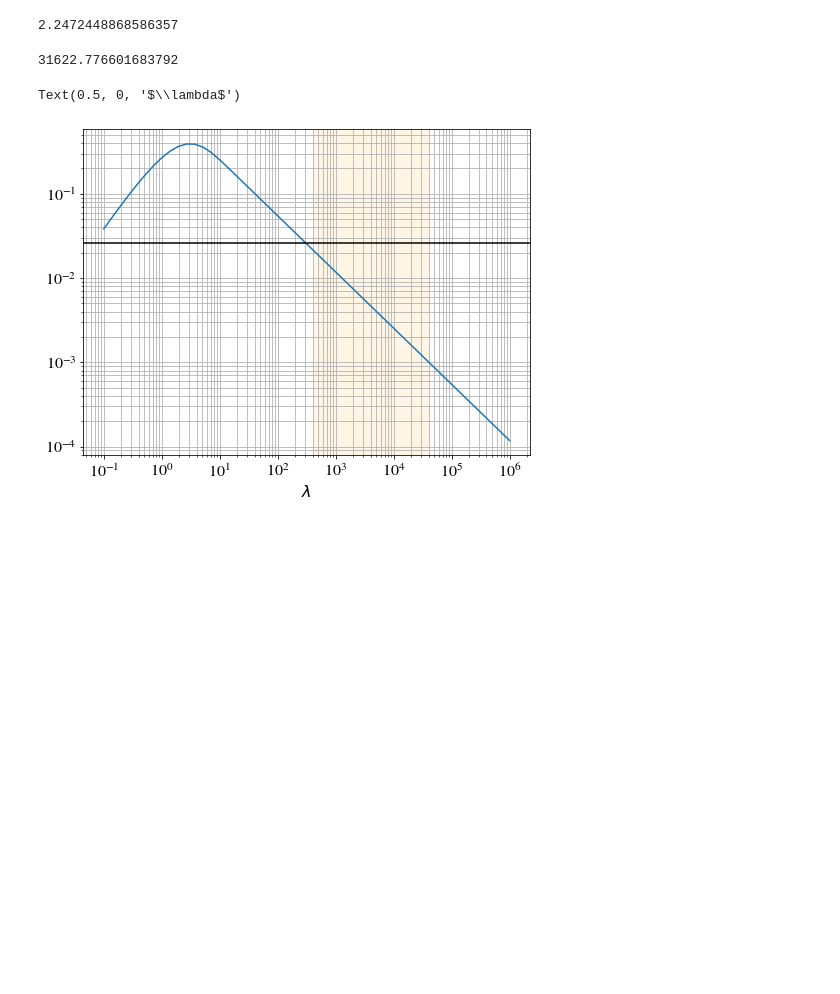
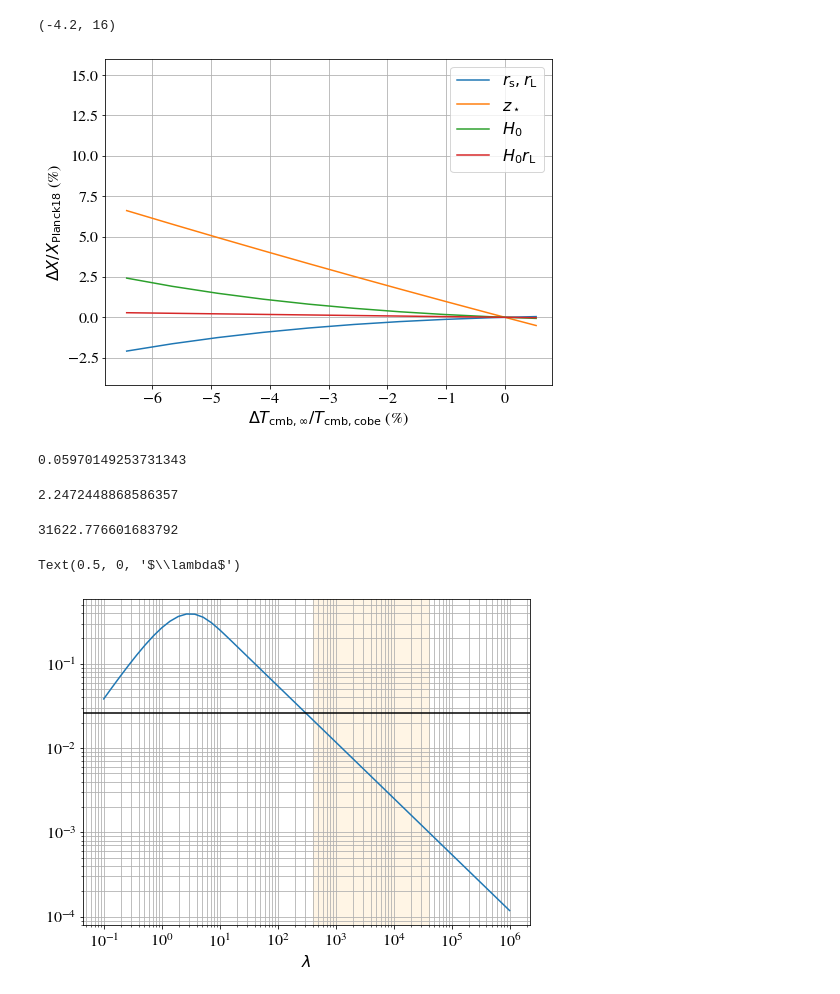
Before and after one commit to borisbolliet/class_dcdmsr, a Jupyter notebook: notebooks/cl_ST_DCDM_SR.ipynb, the cells around one changed output. Drawn from its saved outputs; the diff is of its cells as text; code cells hidden in the pictures; blank space fills up the shorter version.

```diff
--- a/notebooks/cl_ST_DCDM_SR.ipynb
+++ b/notebooks/cl_ST_DCDM_SR.ipynb
@@ -29,0 +45,27 @@ sigma_B = 2. * np.power(_PI_,5) * np.power(_k_B_,4) / 15. / np.power(_h_P_,3) /
+# %%
+# compute fiducial model:
+common_settings_dcdm_syn_dr_is_sr = {
+                    'output':'tCl,pCl,mTk,vTk,mPk',
+                    '100*theta_s': hundred_theta_s_p18,
+                    'omega_b_hat': omega_b_p18,
+                    'omega_cdm_hat': omega_c_p18,
+                    'omega_ini_dcdm_hat':0.001,
+                    'n_s': n_s_p18,
+                    'Gamma_dcdm':1e-100,
+
+                    'logA_hat' : logA_p18,
+                    'tau_reio': tau_p18,
+                    'gauge' : 'synchronous',
+                    'dr_is_sr': 1,
+                    'T_cmb':  Tcmb_cobe,
+}
+
+M_dr_is_sr = Class()
+M_dr_is_sr.set(common_settings_dcdm_syn_dr_is_sr)
+M_dr_is_sr.compute()
+ra_rec_fiducial = M_dr_is_sr.get_current_derived_parameters(['ra_rec'])['ra_rec']
+rs_rec_fiducial = M_dr_is_sr.get_current_derived_parameters(['rs_rec'])['rs_rec']
+z_rec_fiducial = M_dr_is_sr.get_current_derived_parameters(['z_rec'])['z_rec']
+h_fiducial = M_dr_is_sr.h()
+hrarec_fiducial = h_fiducial*ra_rec_fiducial
+print('h = %.5f rs_rec/ra_rec = %.3e z_rec = %.6e ra_rec = %.6e Mpc rs_rec = %.6e Mpc'%(h_fiducial,rs_rec_fiducial/ra_rec_fiducial,z_rec_fiducial,ra_rec_fiducial,rs_rec_fiducial))
@@ -30,3 +187,28 @@ sigma_B = 2. * np.power(_PI_,5) * np.power(_k_B_,4) / 15. / np.power(_h_P_,3) /
+# %%
+
+fig, ax = plt.subplots(figsize=(8,6))
+ax.plot(100.*(Tcmb_infty_vals-Tcmb_cobe)/Tcmb_cobe,100.*(rs_recs-rs_rec_fiducial)/rs_rec_fiducial,label=r'$r_\mathrm{s},r_\mathrm{L}$')
+# ax.plot(Tcmb_infty_vals/Tcmb_cobe,ra_recs/ra_rec_fiducial,label=r'$r_\mathrm{L}$')
+ax.plot(100.*(Tcmb_infty_vals-Tcmb_cobe)/Tcmb_cobe,100.*(z_recs-z_rec_fiducial)/z_rec_fiducial,label=r'$z_\star$')
+ax.plot(100.*(Tcmb_infty_vals-Tcmb_cobe)/Tcmb_cobe,100.*(hs-h_fiducial)/h_fiducial,label=r'$H_0$')
+ax.plot(100.*(Tcmb_infty_vals-Tcmb_cobe)/Tcmb_cobe,100.*(hrarecs-hrarec_fiducial)/hrarec_fiducial,label=r'$H_0 r_\mathrm{L}$')
+plt.xscale('linear')
+plt.yscale('linear')
+plt.grid(which='both')
+plt.xlabel(r'$\Delta T_\mathrm{cmb,\infty}/T_\mathrm{cmb,cobe}$ (%)')
+plt.ylabel(r'$\Delta X/X_\mathrm{Planck18}$ (%)')
+plt.legend()
+plt.xlim(-6.8,0.8)
+plt.ylim(-4.2,16)
+# plt.savefig('no_effect_in_cs_fixed_Omega_s.pdf')
+# plt.savefig('full_effects_zstar_and_cs_fixed_Omega_s.pdf')
+# %% [output]
+(-4.2, 16)
+[figure, added]
+# %%
+4./67.
+# %% [output]
+0.05970149253731343
 # %%
 def f_lambda(l):
         #return 1.-(1.+1.18293*b_over_a*ftcmb(l))**0.25
```
Also changed, not shown: parts of 50 cells of this notebook, 6 other files.
